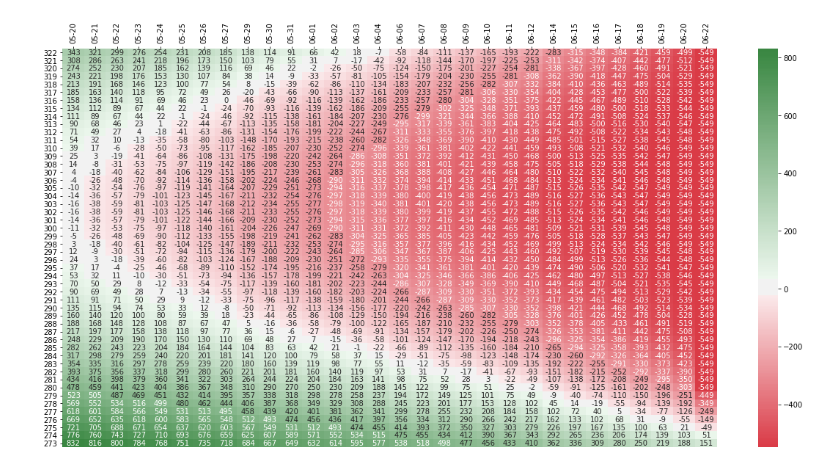
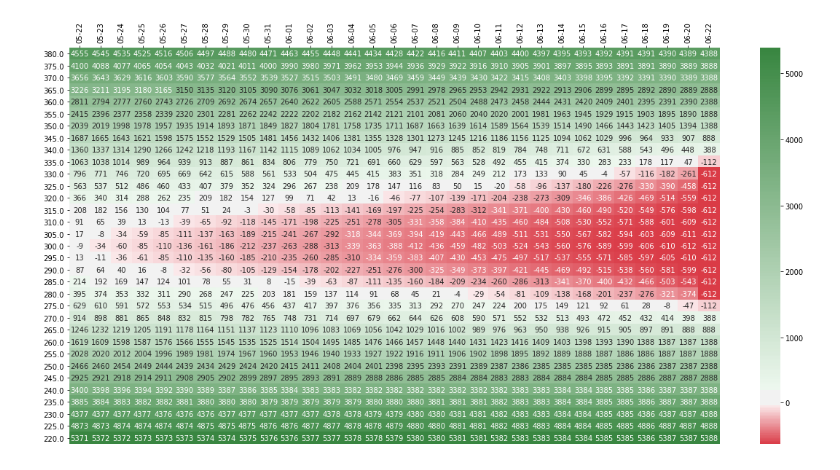
Before and after one commit to grivescorbett/pyoptionprofit, a Jupyter notebook: pyoptionprofit.ipynb, the cells around one changed output. Drawn from its saved outputs; the diff is of its cells as text; code cells hidden in the pictures.

```diff
--- a/pyoptionprofit.ipynb
+++ b/pyoptionprofit.ipynb
@@ -89,20 +145,23 @@ def compute_strategy(date_start, date_end, day_ticks, price_lower, price_upper,
 # %%
-gains, net_cost = compute_strategy(
-    date_start = datetime(2020, 5, 20),
+# SPY Strangle
+gains, legs, net_cost = compute_strategy(
+    date_start = datetime(2020, 5, 22),
     date_end = datetime(2020, 6, 22),
-    day_ticks = 30,
-    price_lower = 273,
-    price_upper = 322,
-    # Strangle
+    price_lower = 220,
+    price_upper = 380,
+    price_step = 5,
     strategy = [
-        long_call(underlying_price=296.2359,
+        long_call(underlying_price=294,
                   strike_price=280,
                   expires_on=datetime(2020,6,22),
-                  contract_price=20.38,
+                  contract_ask=18.16,
+                  contract_bid=18.0,
                   n_contracts=1),
-        long_put(underlying_price=296.2359,
+        long_put(underlying_price=294,
                   strike_price=330,
                   expires_on=datetime(2020,6,22),
-                  contract_price=35.11,
+                  contract_ask=37.95,
+                  contract_bid=37.57,
                   n_contracts=1)]
 )
+net_cost
@@ -126,16 +170,4 @@ plt.show()
-# %%
-plt.figure(figsize=(20,10))
-
-divnorm = TwoSlopeNorm(vcenter=0, vmin=result.min().min(), vmax=result.max().max())
-ax = sb.heatmap(
-    result.round().astype(int),
-    annot=True,
-    fmt = 'd',
-    norm = divnorm,
-    cmap = sb.diverging_palette(h_neg=10, h_pos=130, as_cmap=True))
-ax.xaxis.set_ticks_position('top')
-ax.set_xticklabels(result.columns.strftime('%m-%d'), rotation=90)
-ax.set_yticklabels(result.index, rotation=0)
-plt.show()
-# %% [output]
-[figure, removed]
+# %%
+graph_result(gains, net_cost, pct=False)
+# %% [output]
+[figure, added]
```
Also changed, not shown: parts of 9 cells of this notebook, 5 other files.
